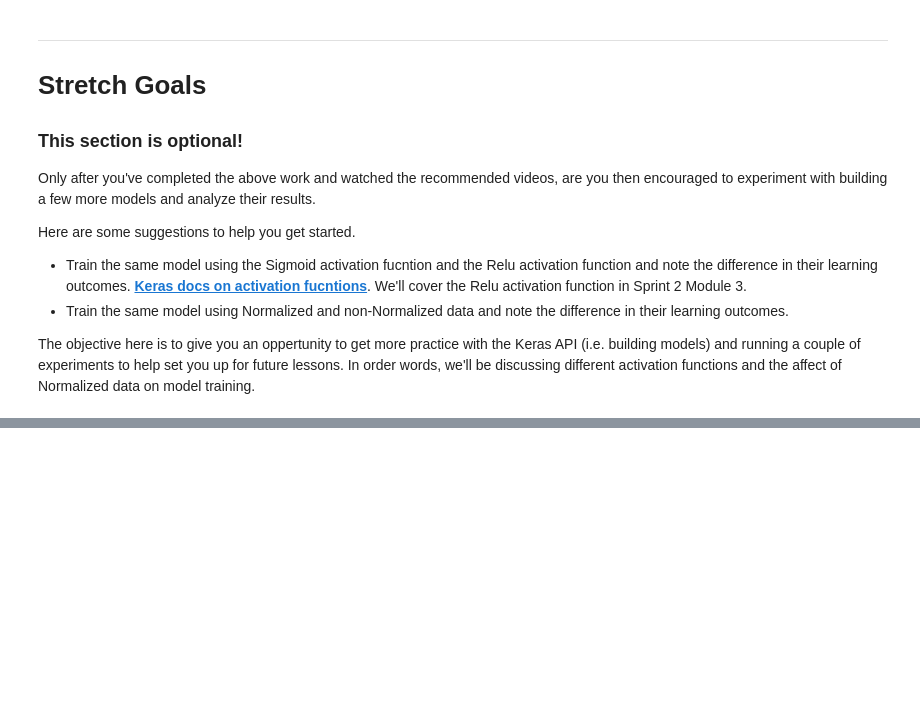
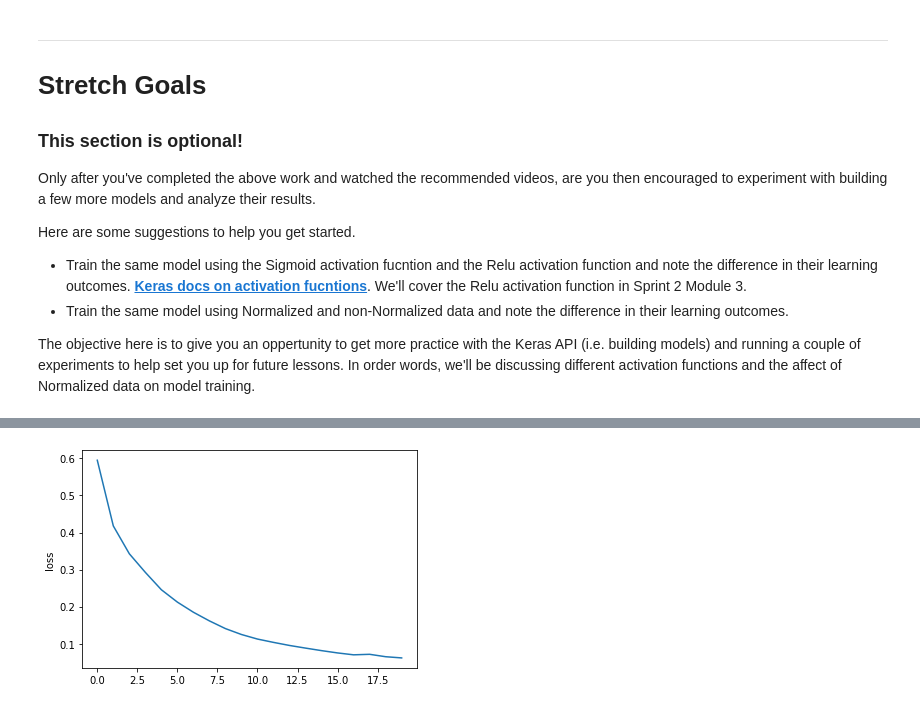
Before and after one commit to minh14496/DS-Unit-4-Sprint-2-Neural-Networks, a Jupyter notebook: module1-Architect/LS_DS_421_Architect_Assignment.ipynb, the cells around one changed output, grey strips where cells are left out. Saved outputs shown, nothing was run; the diff lists cells and outputs as text; code cells hidden in the pictures; blank space fills up the shorter version.

```diff
--- a/module1-Architect/LS_DS_421_Architect_Assignment.ipynb
+++ b/module1-Architect/LS_DS_421_Architect_Assignment.ipynb
@@ -351,3 +351,29 @@ Here are some suggestions to help you get started.
 
 
 The objective here is to give you an oppertunity to get more practice with the Keras API (i.e. building models) and running a couple of experiments to help set you up for future lessons. In order words, we'll be discussing different activation functions and the affect of Normalized data on model training.
+# %%
+# instantiate a sequential object and call it model, then add layers to your model
+model = Sequential()
+# add a compile layer but don't fit your model yet
+model.add(Dense(500,
+                activation='relu',
+                input_dim=input_dim))
+# add a compile layer but don't fit your model yet
+model.add(Dense(250,
+                activation='relu'))
+# add a compile layer but don't fit your model yet
+model.add(Dense(100,
+                activation='relu'))
+# add a compile layer but don't fit your model yet
+model.add(Dense(n_output_nodes,
+                activation='softmax'))
+model.compile(loss='sparse_categorical_crossentropy',
+              optimizer='adam',
+              metrics=['accuracy'])
+# %%
+# fit your model and save training resuts to history
+history = model.fit(X_scaled, y,
+                    epochs=epochs,
+                    # test set will be generated within the model
+                    validation_split=0.2
+                   )
@@ -353,0 +398,6 @@ The objective here is to give you an oppertunity to get more practice with the K
+# %%
+df_selu = pd.DataFrame(history.history)
+# %%
+sns.lineplot(x=df_selu.index, y=df_selu['loss']);
+# %% [output]
+[figure, added]
```
Also changed, not shown: parts of 10 cells of this notebook, 2 other files.
